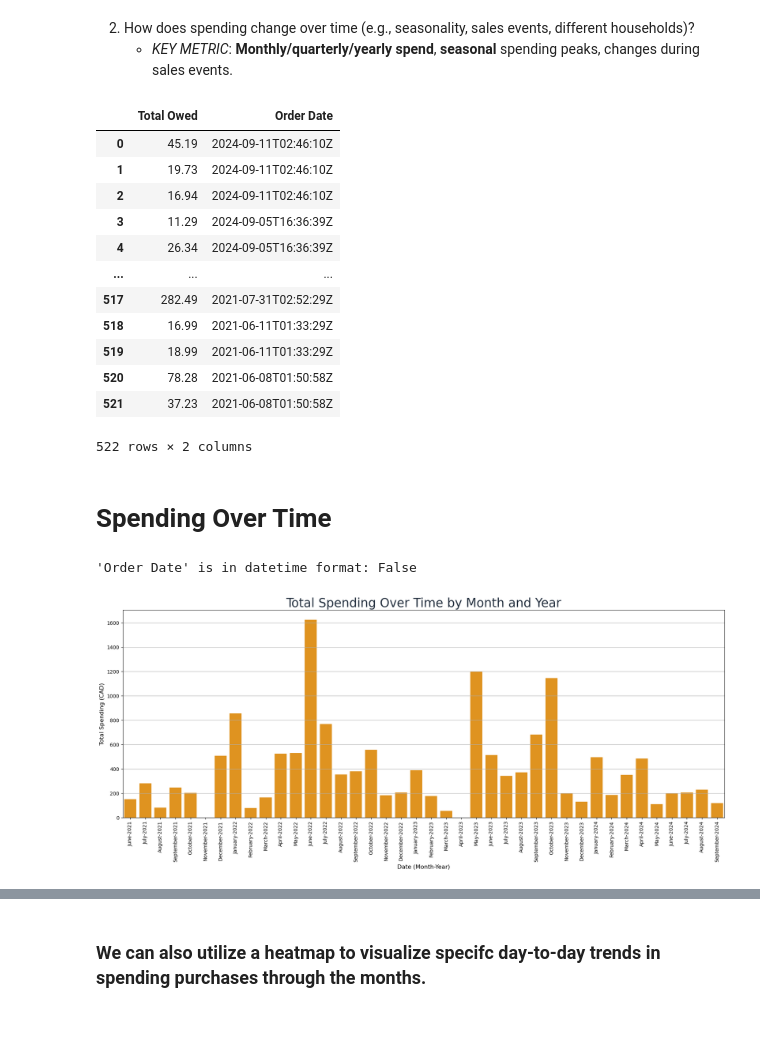
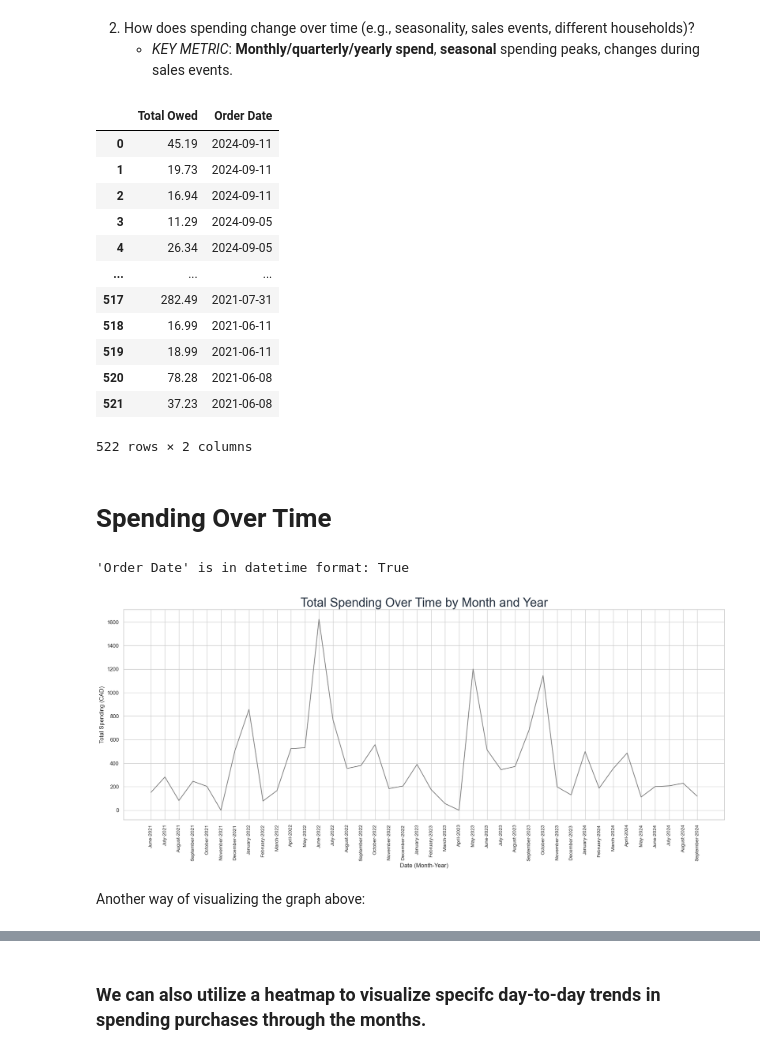
Before and after one commit to Jodi22K/Amazon-Spending-Analytics, a Jupyter notebook: Amazon.ipynb, the cells around one changed output, grey strips where cells are left out. Saved outputs shown, nothing was run; the diff lists cells and outputs as text; code cells hidden in the pictures; blank space fills up the shorter version.

Commit message:
new visuals

```diff
--- a/Amazon.ipynb
+++ b/Amazon.ipynb
@@ -163,11 +167,11 @@ categories = {
                    'television', 'power','cord', 'smartwatch', 'led', 'kitchen system', 'stylus','blender', 'processor', 'remote'],
     'Supplies & Study': ['desk', 'book', 'markers','exam', 'note'],
     'Clothing and Accessories': ['coat', 'costume', 'case','shirt', 'rings','pant', 'leather', 'cotton', 'dress', 'jeans', 'vest', 'leggings','swimsuit', 'necklace'
-                                 'girls','girl','boy','mens', 'boots','bra', 'hat', 'bag', 'belt', 'boys','unisex','socks','silver','scarf','hypoallergenic', 'stainless','chain'],
+                                 'girls','girl','boy','mens', 'boots','bra', 'hat', 'bag', 'belt', 'boys','unisex','socks','silver','scarf','hypoallergenic','chain'],
     'Home': ['home', 'closet', 'rubbing alcohol', 'hangers','dorm','bed', 'curtains', 'furniture', 'sheet', 'aromatherapy', 'shower','bleach',
              'pillow', 'mop', 'cleaning','laundry','towel', 'toilet', 'filter','soap', 'utility','adhesive','wall safe', 'pin', 'poster'],
     'Food & Kitchen': ['kitchen', '8oz', 'peppermint', 'chai', 'bar', 'paste', 'chocolate','furniture','flour', 'flavour','flavoured', 'dishwasher', 'food','grocery','honey', 'cooking', 'pasta','beans', 'tea','baking','gloves'],
-    'Beauty and Personal Care': ['skincare','powder' ,'patch', 'razor', 'face','oil','butter', 'facial', 'treatment', 'lip', 'tooth', 'skin', 'curl', 'curls', 'hair', 'piercing', 'ear', 'eye', 'conditioner','texturizer', 'cosmetic', 'finish' ,'dye', 'gel',                                 'cleanser','brush','braid','pencil', 'sunscreen','moisturizer','shampooo','spf' 'haircare', 'cosmetics',
+    'Beauty and Personal Care': ['skincare', 'powder', 'patch', 'razor', 'face','oil','butter', 'facial', 'treatment', 'lip', 'tooth', 'skin', 'curl', 'curls', 'hair', 'piercing', 'ear', 'eye', 'conditioner','texturizer', 'cosmetic', 'finish' ,'dye', 'gel',                                 'cleanser','brush','braid','pencil', 'sunscreen','moisturizer','shampooo','spf' 'haircare', 'cosmetics',
                                   'plated', 'foot', 'nails', 'body','deodorant', 'styling', 'hold', 'mousse', 'moisture', 'moisturizer','lotion','shampoo','mist','makeup','make up', 'matte'],
     'Health and Wellness': ['fitness', 'health', 'supplement', 'solution', 'mood', 'strength', 'vitamin', 'capsule', 'workout','active','injury','relief','cream','caps''wrist', 'knee', 'brace'],
     'Hobbies & Games': ['toy', 'game','puzzle','craft','art'],
@@ -331,17 +334,17 @@ MIULEE 2 Panels 84 Inch Natural Linen Semi Sheer Window Curtains Elegant Solid N
 df[['Total Owed','Order Date']]
 # %% [output]
 |  | Total Owed | Order Date |
-| 0 | 45.19 | 2024-09-11T02:46:10Z |
-| 1 | 19.73 | 2024-09-11T02:46:10Z |
-| 2 | 16.94 | 2024-09-11T02:46:10Z |
-| 3 | 11.29 | 2024-09-05T16:36:39Z |
-| 4 | 26.34 | 2024-09-05T16:36:39Z |
+| 0 | 45.19 | 2024-09-11 |
+| 1 | 19.73 | 2024-09-11 |
+| 2 | 16.94 | 2024-09-11 |
+| 3 | 11.29 | 2024-09-05 |
+| 4 | 26.34 | 2024-09-05 |
 | ... | ... | ... |
-| 517 | 282.49 | 2021-07-31T02:52:29Z |
-| 518 | 16.99 | 2021-06-11T01:33:29Z |
-| 519 | 18.99 | 2021-06-11T01:33:29Z |
-| 520 | 78.28 | 2021-06-08T01:50:58Z |
-| 521 | 37.23 | 2021-06-08T01:50:58Z |
+| 517 | 282.49 | 2021-07-31 |
+| 518 | 16.99 | 2021-06-11 |
+| 519 | 18.99 | 2021-06-11 |
+| 520 | 78.28 | 2021-06-08 |
+| 521 | 37.23 | 2021-06-08 |
 522 rows × 2 columns
 # %% [markdown]
 # **Spending Over Time**
@@ -352,7 +355,7 @@ is_datetime = pd.api.types.is_datetime64_any_dtype(df['Order Date'])
 
 print(f"'Order Date' is in datetime format: {is_datetime}")
 # %% [output]
-'Order Date' is in datetime format: False
+'Order Date' is in datetime format: True
 # %%
 
 
@@ -363,32 +366,34 @@ df['Order Date'] = pd.to_datetime(df['Order Date'], errors='coerce').dt.date
 df['Order Date'] = pd.to_datetime(df['Order Date'])
 
 # Create a 'Month-Year' column with the format 'Month-Year' (e.g., 'September-2024')
 df['Month-Year'] = df['Order Date'].dt.to_period('M').dt.to_timestamp()
 
 # Group the data by 'Month-Year' to get total spending per month/year
 monthly_spending = df.groupby('Month-Year')['Total Owed'].sum().reset_index()
 
 # Create a complete date range from the minimum to the maximum date
 date_range = pd.date_range(start=monthly_spending['Month-Year'].min(),
                            end=monthly_spending['Month-Year'].max(),
                            freq='MS')
 
 # Merge the full date range with monthly spending, filling missing months with 0 spending
 monthly_spending = pd.DataFrame(date_range, columns=['Month-Year']).merge(monthly_spending, on='Month-Year', how='left').fillna(0)
 
 # Set up the plot using Seaborn for a bar chart
 plt.figure(figsize=(18, 8))
-sns.barplot(x=monthly_spending['Month-Year'].dt.strftime('%B-%Y'), y='Total Owed', data=monthly_spending, color='#FF9900')
+sns.lineplot(x=monthly_spending['Month-Year'].dt.strftime('%B-%Y'), y='Total Owed', data=monthly_spending, color='grey')
 
 # Customize the plot
 plt.title('Total Spending Over Time by Month and Year', fontsize=25, color='#232F3E')
 plt.xlabel('Date (Month-Year)', fontsize=12)
 plt.ylabel('Total Spending (CAD)', fontsize=12)
 plt.xticks(rotation=90, ha='center', fontsize=10)
 plt.grid(True, axis='y')
 plt.tight_layout()
 
 # Show the plot
 plt.show()
 # %% [output]
-[figure, old version]
+[figure, new version]
+# %% [markdown]
+Another way of visualizing the graph above:
```
Also changed, not shown: parts of 10 cells of this notebook, 4 other files.
